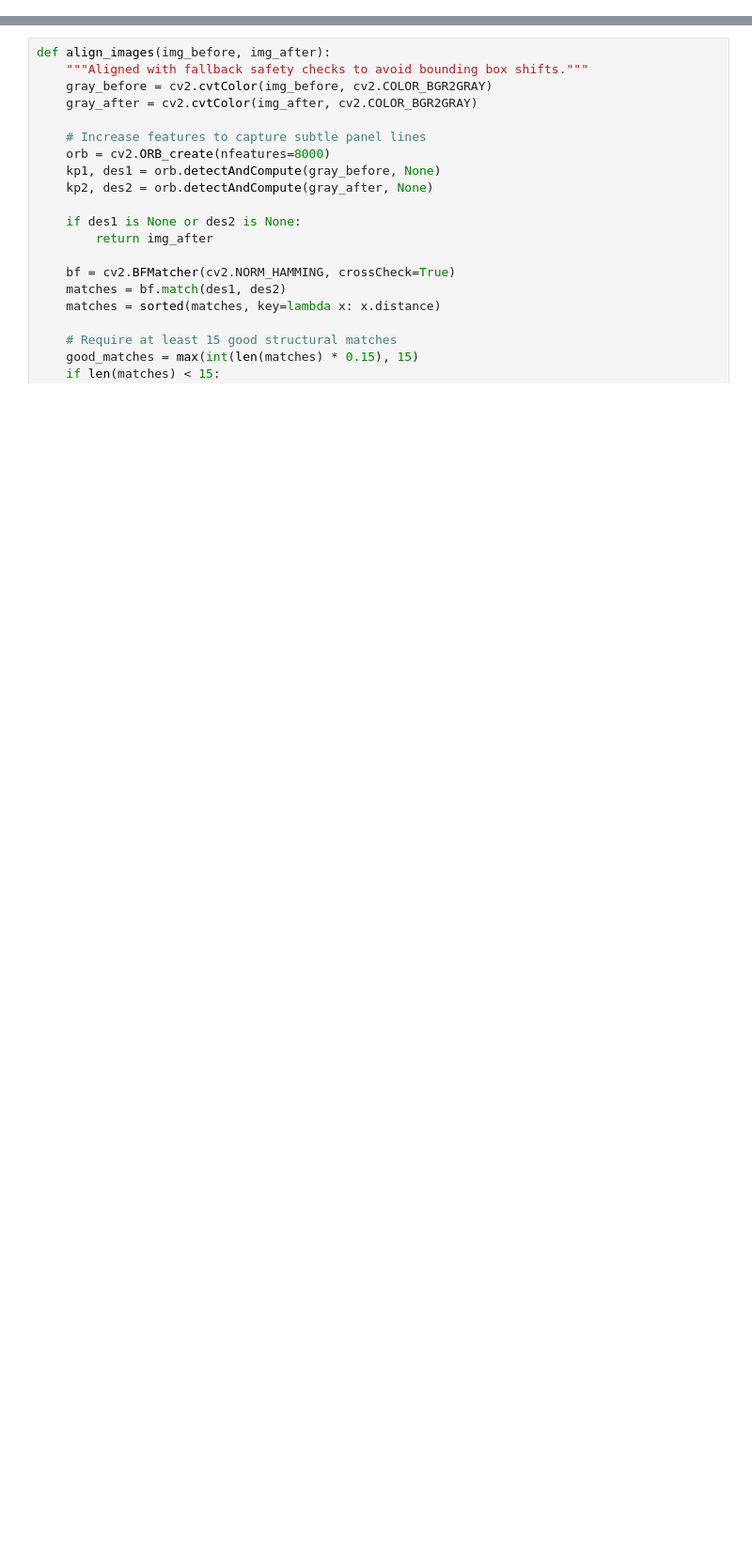
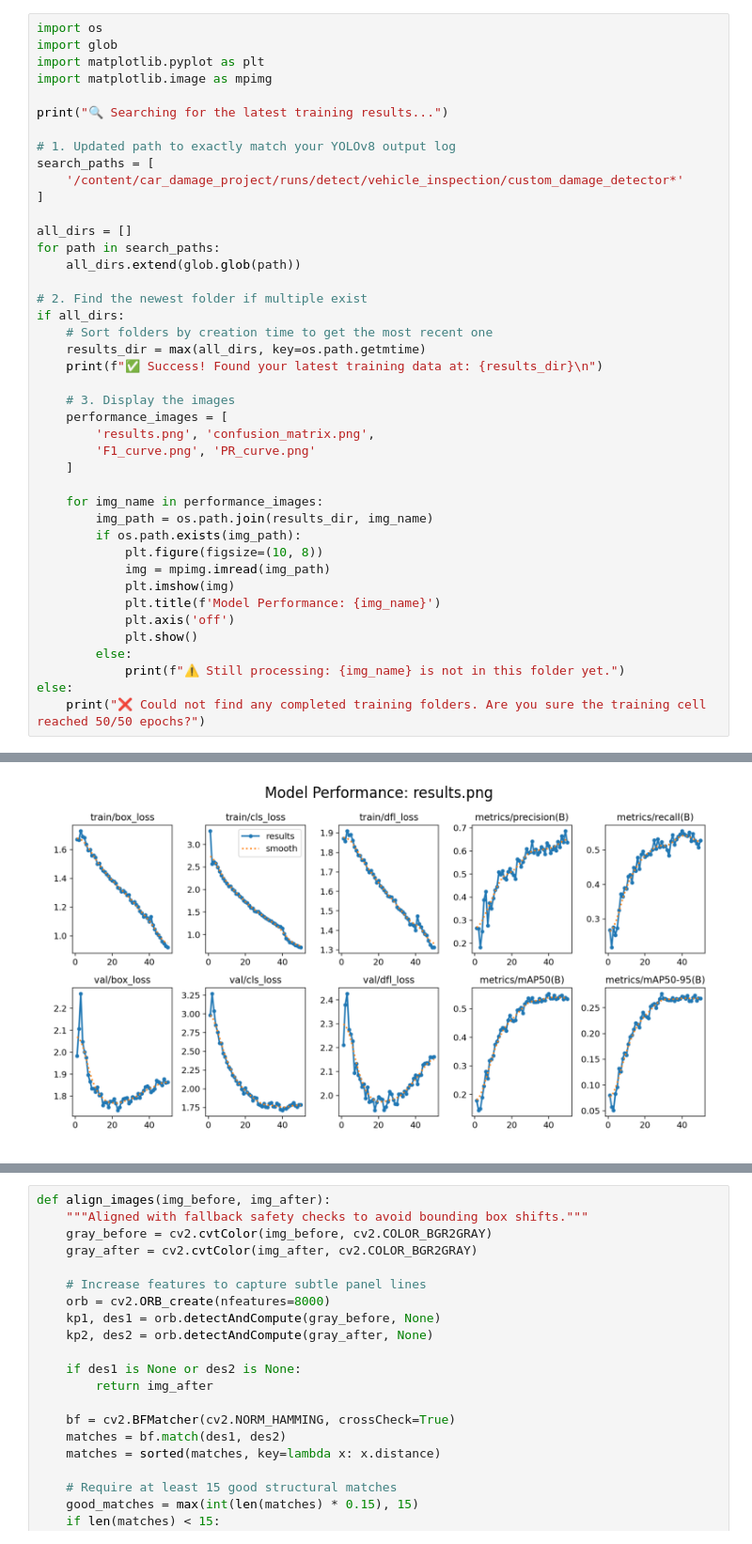
Before and after one commit to chandimacbbandara/AI-Car-Damage-Detection-System, a Jupyter notebook: AI_Car_Damage_Detection_System.ipynb, the cells around one changed output, grey strips where cells are left out. Shown at 94% size. Drawn from its saved outputs; the diff is of its cells as text; blank space fills up the shorter version.

Commit message:
updated model

```diff
--- a/AI_Car_Damage_Detection_System.ipynb
+++ b/AI_Car_Damage_Detection_System.ipynb
@@ -102,0 +167,43 @@ Results saved to /content/car_damage_project/runs/detect/vehicle_inspection/cust
+# %%
+import os
+import glob
+import matplotlib.pyplot as plt
+import matplotlib.image as mpimg
+
+print("🔍 Searching for the latest training results...")
+
+# 1. Updated path to exactly match your YOLOv8 output log
+search_paths = [
+    '/content/car_damage_project/runs/detect/vehicle_inspection/custom_damage_detector*'
+]
+
+all_dirs = []
+for path in search_paths:
+    all_dirs.extend(glob.glob(path))
+
+# 2. Find the newest folder if multiple exist
+if all_dirs:
+    # Sort folders by creation time to get the most recent one
+    results_dir = max(all_dirs, key=os.path.getmtime)
+    print(f"✅ Success! Found your latest training data at: {results_dir}\n")
+
+    # 3. Display the images
+    performance_images = [
+        'results.png', 'confusion_matrix.png',
+        'F1_curve.png', 'PR_curve.png'
+    ]
+
+    for img_name in performance_images:
+        img_path = os.path.join(results_dir, img_name)
+        if os.path.exists(img_path):
+            plt.figure(figsize=(10, 8))
+            img = mpimg.imread(img_path)
+            plt.imshow(img)
+            plt.title(f'Model Performance: {img_name}')
+            plt.axis('off')
+            plt.show()
+        else:
+            print(f"⚠️ Still processing: {img_name} is not in this folder yet.")
+else:
+    print("❌ Could not find any completed training folders. Are you sure the training cell reached 50/50 epochs?")
+# %% [output]
@@ -102,0 +212 @@ Results saved to /content/car_damage_project/runs/detect/vehicle_inspection/cust
+[figure, added]
```
Also changed, not shown: parts of 27 cells of this notebook, 1 other file.
